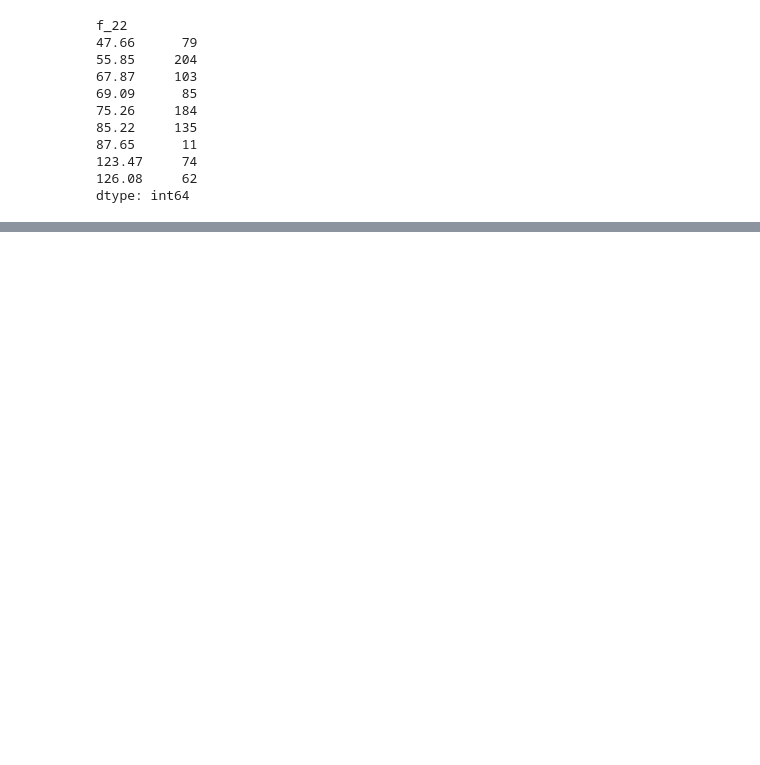
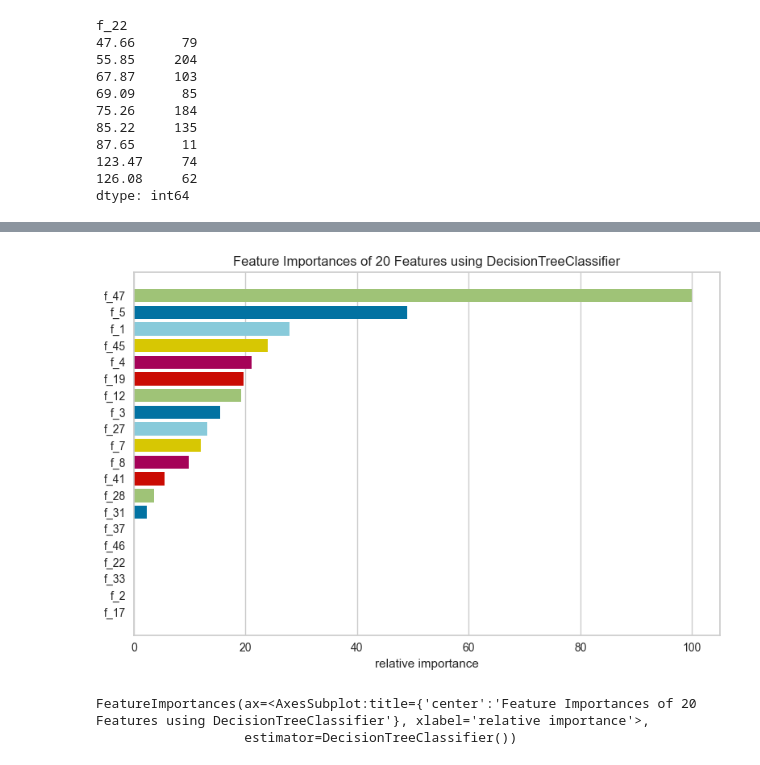
Before and after one commit to Dnbg1982/Oil-Gas-Projects, a Jupyter notebook: Oil_Spill/Notebook/Oil_Spill.ipynb, the cells around one changed output, grey strips where cells are left out. Cells and saved outputs as stored; diff of their text form; code cells hidden in the pictures; blank space fills up the shorter version.

```diff
--- a/Oil_Spill/Notebook/Oil_Spill.ipynb
+++ b/Oil_Spill/Notebook/Oil_Spill.ipynb
@@ -75,0 +144,9 @@ dtype: int64
+# %%
+X = oil_spill.drop('target', axis=1)
+Y = oil_spill.target
+# %%
+feature_importances(DecisionTreeClassifier(), X, Y)
+# %% [output]
+[figure, added]
+FeatureImportances(ax=<AxesSubplot:title={'center':'Feature Importances of 20 Features using DecisionTreeClassifier'}, xlabel='relative importance'>,
+                   estimator=DecisionTreeClassifier())
```
Also changed, not shown: parts of 13 cells of this notebook.
